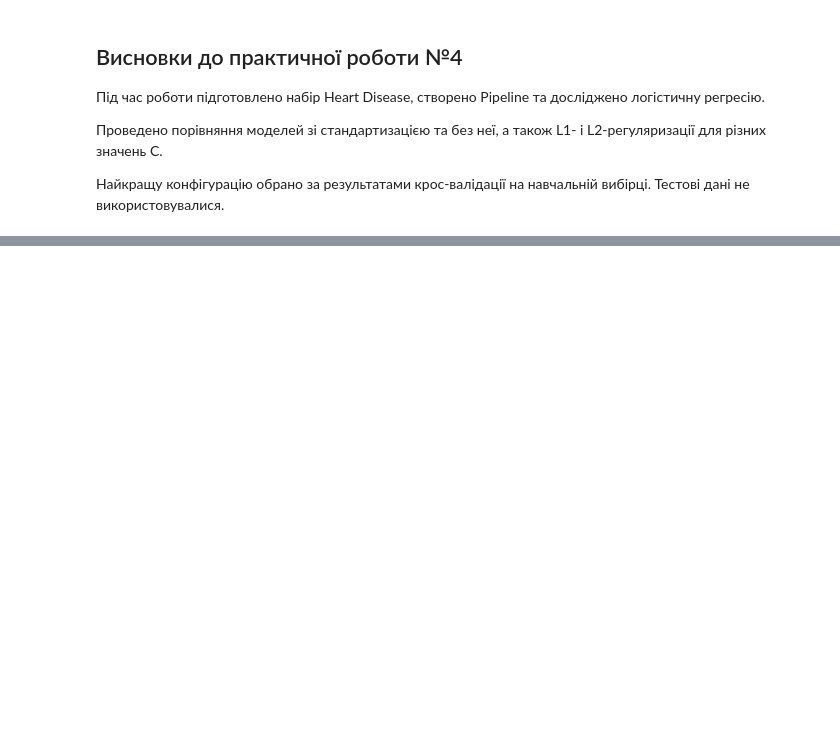
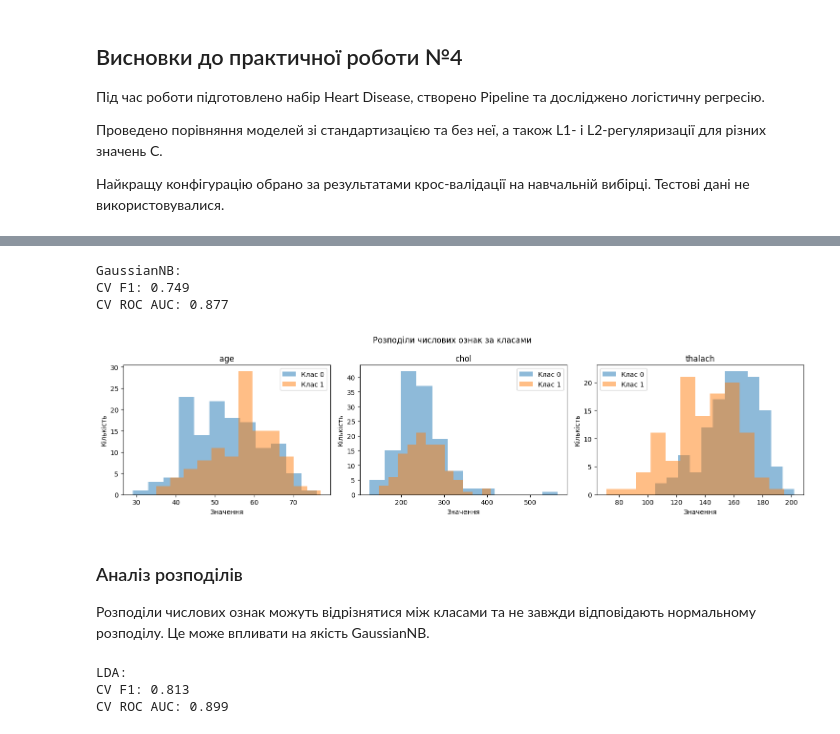
Before and after one commit to dimonkOHYRY111/pattern-recognition-practice, a Jupyter notebook: classification-mini-project/notebooks/PR04_Kochura_Dmytro.ipynb, the cells around one changed output, grey strips where cells are left out. Drawn from its saved outputs; the diff is of its cells as text; code cells hidden in the pictures; blank space fills up the shorter version.

```diff
--- a/classification-mini-project/notebooks/PR04_Kochura_Dmytro.ipynb
+++ b/classification-mini-project/notebooks/PR04_Kochura_Dmytro.ipynb
@@ -471,0 +688,78 @@ display(top_5.round(3))
+# %%
+
+gnb_model = make_model_pipeline(
+    GaussianNB(),
+    scale=True
+)
+
+gnb_scores = cross_validate(
+    gnb_model,
+    X_train,
+    y_train,
+    cv=cv,
+    scoring=scoring
+)
+
+print("GaussianNB:")
+print("CV F1:", round(gnb_scores["test_f1"].mean(), 3))
+print("CV ROC AUC:", round(gnb_scores["test_roc_auc"].mean(), 3))
+# %% [output]
+GaussianNB:
+CV F1: 0.749
+CV ROC AUC: 0.877
+# %%
+
+features_to_plot = ["age", "chol", "thalach"]
+
+fig, axes = plt.subplots(1, 3, figsize=(15, 4))
+
+for ax, feature in zip(axes, features_to_plot):
+
+    for target_class in [0, 1]:
+        values = X_train.loc[
+            y_train == target_class, feature
+        ].dropna()
+
+        ax.hist(
+            values,
+            bins=12,
+            alpha=0.5,
+            label=f"Клас {target_class}"
+        )
+
+    ax.set_title(feature)
+    ax.set_xlabel("Значення")
+    ax.set_ylabel("Кількість")
+    ax.legend()
+
+plt.suptitle("Розподіли числових ознак за класами")
+plt.tight_layout()
+plt.show()
+# %% [output]
+[figure, added]
+# %% [markdown]
+### Аналіз розподілів
+
+Розподіли числових ознак можуть відрізнятися між класами та не завжди відповідають нормальному розподілу. Це може впливати на якість GaussianNB.
+# %%
+
+lda_model = make_model_pipeline(
+    LinearDiscriminantAnalysis(),
+    scale=True
+)
+
+lda_scores = cross_validate(
+    lda_model,
+    X_train,
+    y_train,
+    cv=cv,
+    scoring=scoring
+)
+
+print("LDA:")
+print("CV F1:", round(lda_scores["test_f1"].mean(), 3))
+print("CV ROC AUC:", round(lda_scores["test_roc_auc"].mean(), 3))
+# %% [output]
+LDA:
+CV F1: 0.813
+CV ROC AUC: 0.899
```
Also changed, not shown: parts of 20 cells of this notebook.
